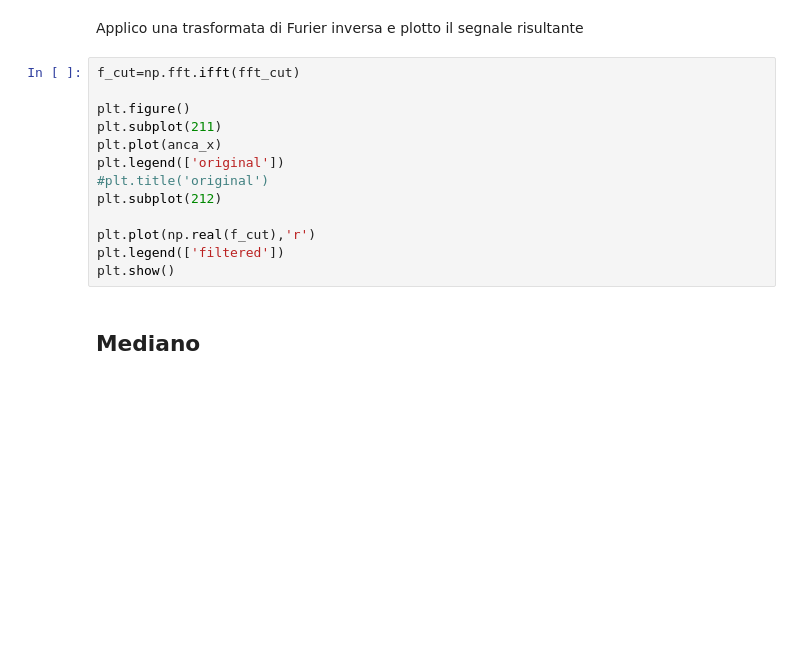
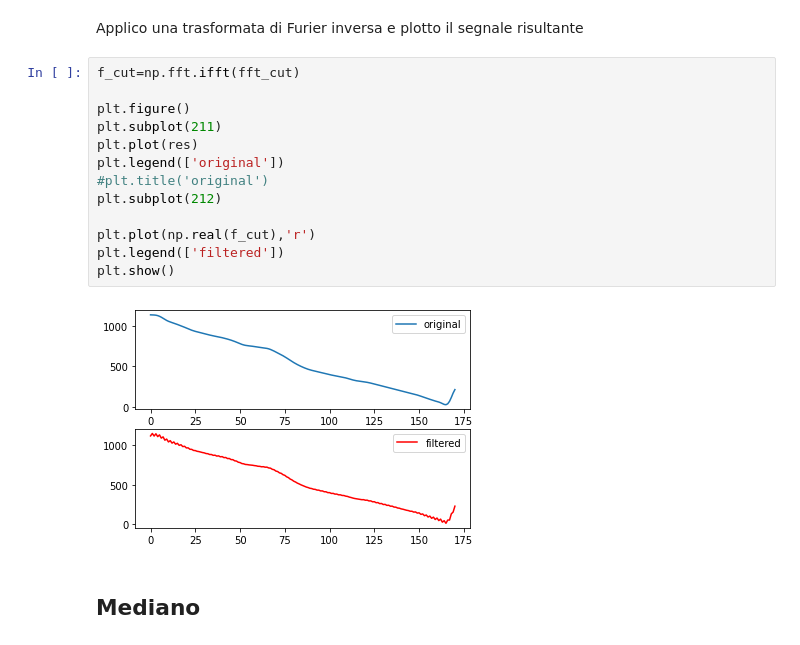
Before and after one commit to LoScarro/Fondamenti-di-Elaborazione-di-Segnali-e-Immagini, a Jupyter notebook: Pazienti/labo.ipynb, the cells around one changed output. Drawn from its saved outputs; the diff is of its cells as text; blank space fills up the shorter version.

```diff
--- a/Pazienti/labo.ipynb
+++ b/Pazienti/labo.ipynb
@@ -137,16 +141,18 @@ Applico una trasformata di Furier inversa e plotto il segnale risultante
 # %%
 f_cut=np.fft.ifft(fft_cut)
 
 plt.figure()
 plt.subplot(211)
-plt.plot(anca_x)
+plt.plot(res)
 plt.legend(['original'])
 #plt.title('original')
 plt.subplot(212)
 
 plt.plot(np.real(f_cut),'r')
 plt.legend(['filtered'])
 plt.show()
+# %% [output]
+[figure, added]
 # %% [markdown]
 ## Mediano
 # %% [markdown]
```
Also changed, not shown: parts of 23 cells of this notebook, 1 other file.
